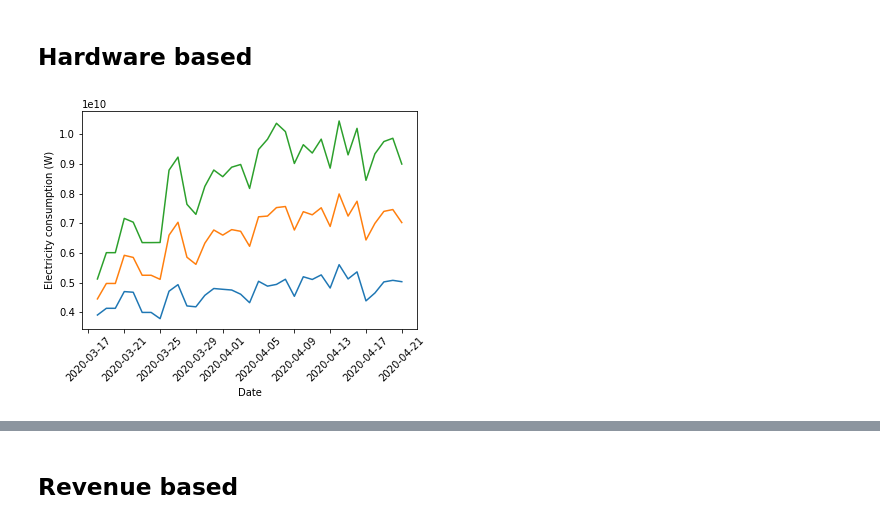
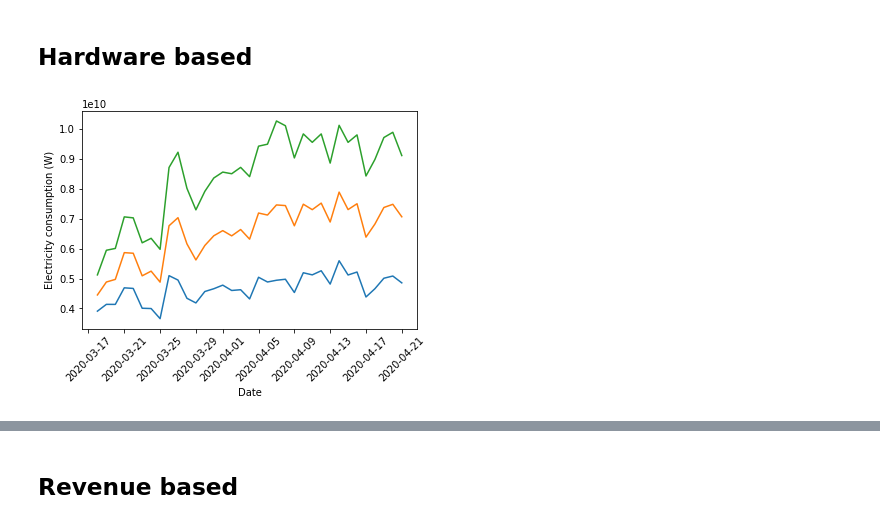
Before and after one commit to Lukasdeloose/sustainable_blockchain, a Jupyter notebook: data_analysis/energy_consumption.ipynb, the cells around one changed output, grey strips where cells are left out. Cells and saved outputs as stored; diff of their text form; code cells hidden in the pictures.

Commit message:
implemented prize and difficulty moving average

```diff
--- a/data_analysis/energy_consumption.ipynb
+++ b/data_analysis/energy_consumption.ipynb
@@ -38,13 +38,6 @@ found_data = mineable_100[~mineable_100.isnull().any(axis=1)].copy()
 seconds_in_year = 31536000
 hours_in_year = 8760
 kWh_to_W = 3600*10**3
-# %%
-LOWER_PUE = 1
-UPPER_PUE = 1.2
-ESTIMATE_PUE = 1.1
-moving_avg_time = 7
-growth_factor = 1
-revenue_percent = 0.60
 # %% [markdown]
 ## Geography
 # %% [markdown]
@@ -86,13 +79,14 @@ In this section we make a first estimation based on the most efficient hardware
 # Bitcoin forks have the same initial difficulty
 bitcoin_forks = ['bitcoin', 'bitcoincash','bitcoinsv', 'litecoincash']
 # %%
-def hardware_based_estimation(data, moving_avg = 1, growth_factor=1):
+def hardware_based_estimation(data, moving_avg_difficulty = 1, moving_avg_price=1, growth_factor=1):
     """
     Function that calculates upper bound, lower bound, estimate and market cap for all data.
     Returns a list, each entry is the bounds for one day
     """
     bounds = []
-
+    difficulties = pd.DataFrame()
+    prices = pd.DataFrame()
     for i in range(len(data)):
         data_day = data[i]
         found_data = data_day[~data_day.isnull().any(axis=1)].copy()
@@ -101,8 +95,16 @@ def hardware_based_estimation(data, moving_avg = 1, growth_factor=1):
         found_data['difficulty_factor'] = found_data.apply(lambda x: difficulty_factor(x), axis=1)
         found_missing_difficulty = found_data[found_data['difficulty_factor']!=0].copy()
 
+        # Calculate moving avg of difficulty
+        difficulties[i] = found_missing_difficulty['difficulty']
+        found_missing_difficulty['difficulty_MA'] = difficulties[range(max(i-moving_avg_difficulty+1,0),i+1)].mean(axis=1)
+
+        # Calculate moving avg of price
+        prices[i] = found_missing_difficulty['price']
+        found_missing_difficulty['price_MA'] = prices[range(max(i-moving_avg_price+1,0),i+1)].mean(axis=1)
+
         # Calculate nethash
-        found_missing_difficulty['nethash_calc'] = found_missing_difficulty['difficulty']*found_missing_difficulty['difficulty_factor']/found_missing_difficulty['block_time'] # amount of hashes per second
+        found_missing_difficulty['nethash_calc'] = found_missing_difficulty['difficulty_MA']*found_missing_difficulty['difficulty_factor']/found_missing_difficulty['block_time'] # amount of hashes per second
 
         # Create dictionairy that maps coins to their profitable hardware
         lower_prof_hardware = dict(found_missing_difficulty.apply(lambda x: create_profitable_set(x, "lower"), axis = 1))
@@ -488,12 +497,15 @@ for bound, data in coin_hardware_date.items():
 # %% [markdown]
 ## Hardware based
 # %%
+# Get hardware bounds
+hardware_bounds_coin = hardware_based_estimation(data, 1, growth_factor)
+hardware_bounds_total = calc_hardware_bounds(hardware_bounds_coin)
 plt.plot(dates, hardware_bounds_total['lower'])
 plt.plot(dates, hardware_bounds_total['estimate'])
 plt.plot(dates, hardware_bounds_total['upper'])
 plt.xticks(rotation=45)
 plt.ylabel("Electricity consumption (W)")
 plt.xlabel("Date")
 plt.show()
 # %% [output]
-[figure, old version]
+[figure, new version]
```
Also changed, not shown: parts of 14 cells of this notebook.
